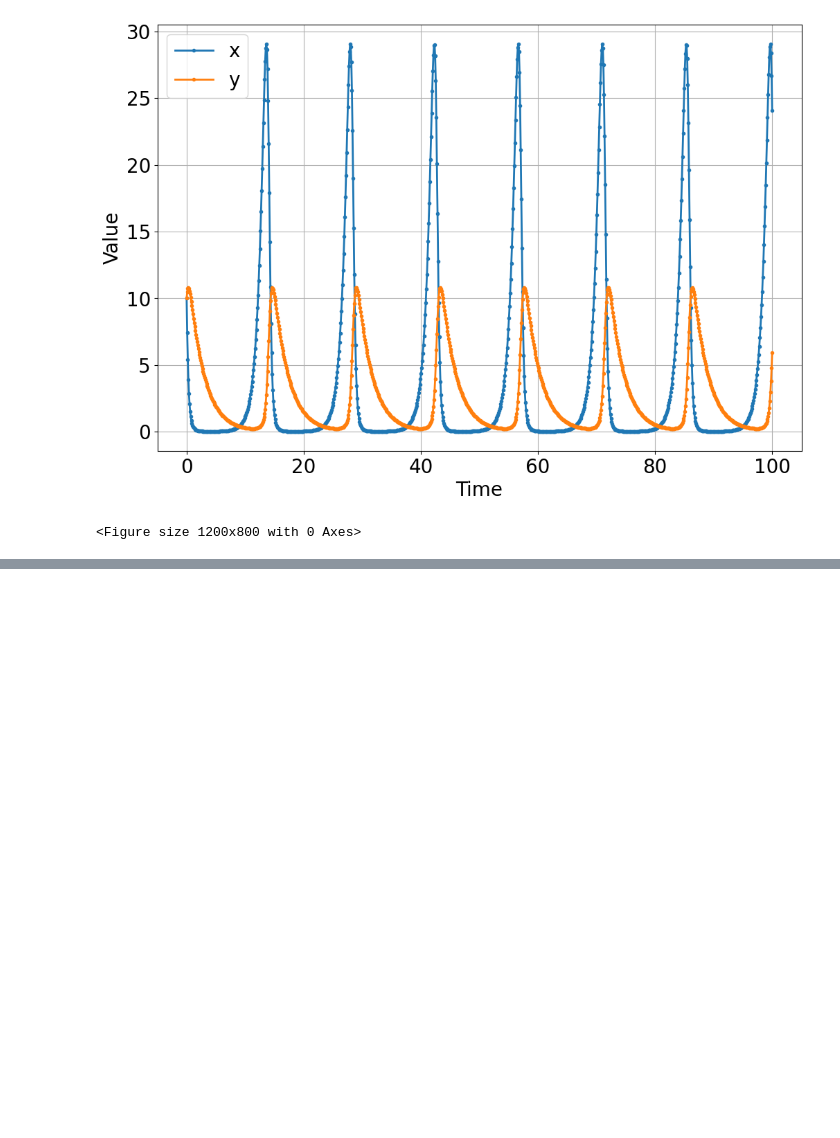
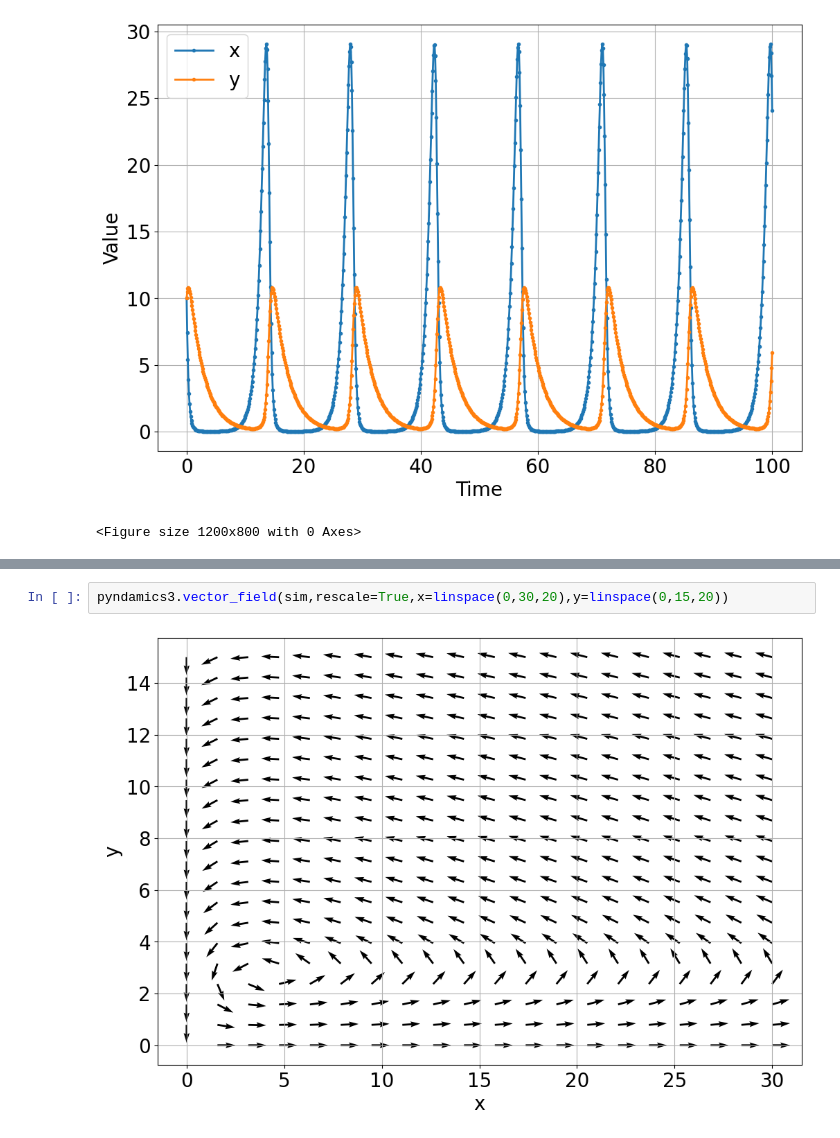
Before and after one commit to bblais/Computer-Programming-for-the-Sciences-Spring-2023, a Jupyter notebook: Sprint #2 - Dynamical Systems and Parameters/2023-02-24 - Solution - Predator Prey.ipynb, the cells around one changed output, grey strips where cells are left out. Saved outputs shown, nothing was run; the diff lists cells and outputs as text; blank space fills up the shorter version.

```diff
--- a/Sprint #2 - Dynamical Systems and Parameters/2023-02-24 - Solution - Predator Prey.ipynb
+++ b/Sprint #2 - Dynamical Systems and Parameters/2023-02-24 - Solution - Predator Prey.ipynb
@@ -41,0 +53,4 @@ sim.run(100)
+# %%
+pyndamics3.vector_field(sim,rescale=True,x=linspace(0,30,20),y=linspace(0,15,20))
+# %% [output]
+[figure, added]
```
Also changed, not shown: parts of 3 cells of this notebook, 3 other files.
